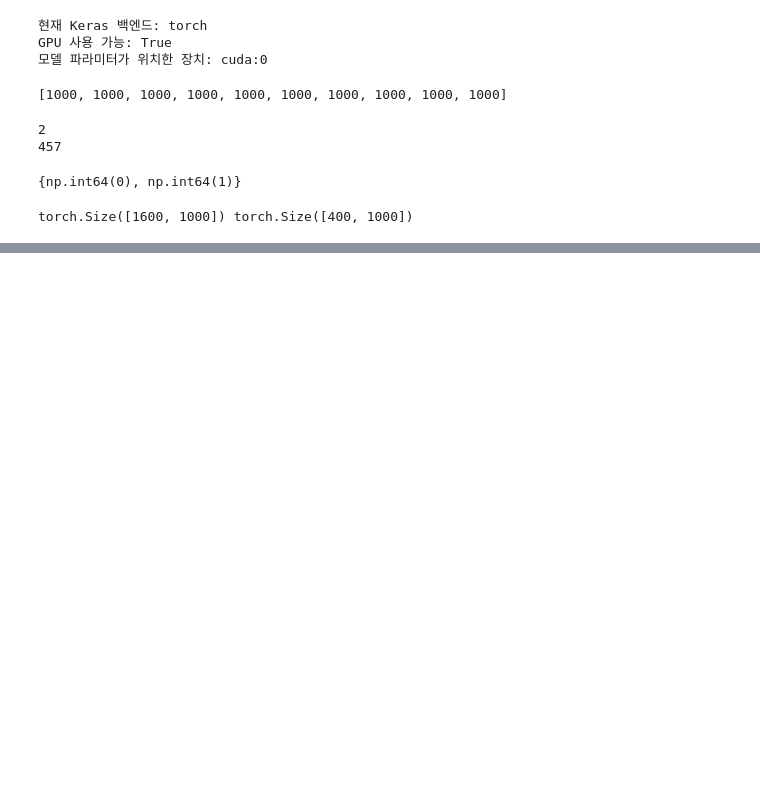
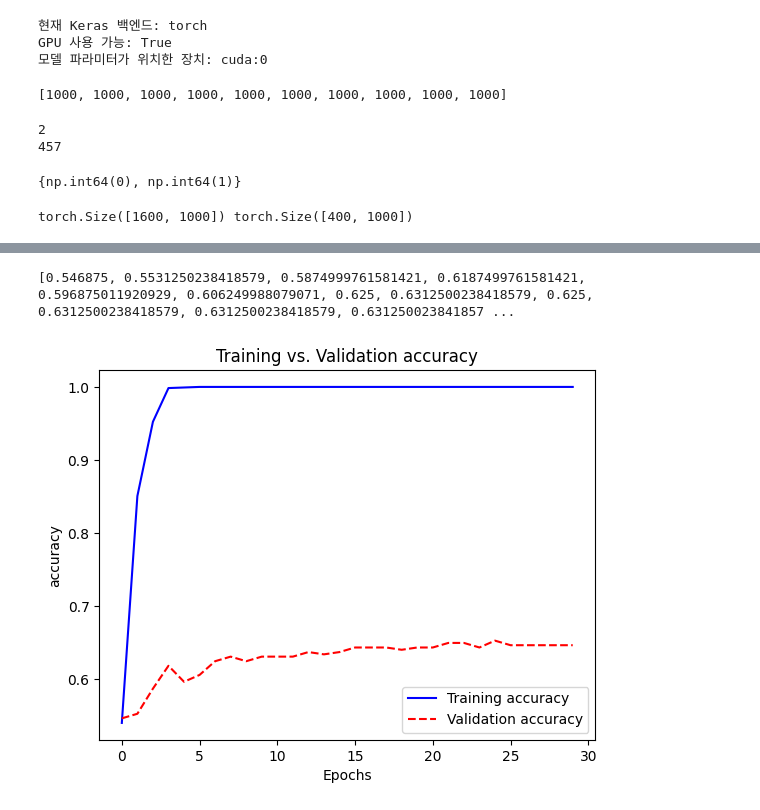
Before and after one commit to minstrel1149/python_text_mining, a Jupyter notebook: Ch.10_rnn_text_2.ipynb, the cells around one changed output, grey strips where cells are left out. Saved outputs shown, nothing was run; the diff lists cells and outputs as text; code cells hidden in the pictures; blank space fills up the shorter version.

```diff
--- a/Ch.10_rnn_text_2.ipynb
+++ b/Ch.10_rnn_text_2.ipynb
@@ -39,9 +42,10 @@ np.random.seed(7)
 tf.random.set_seed(7)
 # %%
 max_tokens = 10000
+maxlen = 1000
 # torch로 keras의 backend를 변경하면서 방식 변경
 # tokenizer뿐만 아니라 padding, truncation 까지 이 단계에서 수행
-tokenizer = TextVectorization(max_tokens=max_tokens, output_sequence_length=1000)
+tokenizer = TextVectorization(max_tokens=max_tokens, output_sequence_length=maxlen)
 tokenizer.adapt(reviews)
 X = tokenizer(reviews)
 print([len(doc) for doc in X[:10]])
@@ -66,3 +70,12 @@ X_train, X_test, y_train, y_test = train_test_split(X, y, test_size=0.2, random_
 print(X_train.shape, X_test.shape)
 # %% [output]
 torch.Size([1600, 1000]) torch.Size([400, 1000])
+# %%
+model = Sequential([
+    Embedding(max_tokens, 32, input_length=maxlen),
+    Flatten(),
+    Dense(1, activation='sigmoid')
+])
+#model.compile(optimizer='adam', loss='binary_crossentropy', metrics=['accuracy'])
+model.build(input_shape=(None, maxlen))
+model.summary()
@@ -68,0 +96,4 @@ torch.Size([1600, 1000]) torch.Size([400, 1000])
+# %%
+model.compile(optimizer='adam', loss='binary_crossentropy', metrics=['accuracy'])
+# %%
+history = model.fit(X_train, y_train, epochs=30, validation_split=0.2, verbose=True)
@@ -68,0 +118,17 @@ torch.Size([1600, 1000]) torch.Size([400, 1000])
+# %%
+print(history.history['val_accuracy'])
+# %% [output]
+[0.546875, 0.5531250238418579, 0.5874999761581421, 0.6187499761581421, 0.596875011920929, 0.606249988079071, 0.625, 0.6312500238418579, 0.625, 0.6312500238418579, 0.6312500238418579, 0.631250023841857 ...
+# %%
+def plot_results(history, metric):
+    plt.plot(history.history[metric], 'b', label='Training '+metric)
+    plt.plot(history.history['val_'+metric], 'r--', label='Validation '+metric)
+    plt.title('Training vs. Validation '+metric)
+    plt.xlabel('Epochs')
+    plt.ylabel(metric)
+    plt.legend()
+    plt.show()
+
+plot_results(history, 'accuracy')
+# %% [output]
+[figure, added]
```
Also changed, not shown: parts of 9 cells of this notebook.
